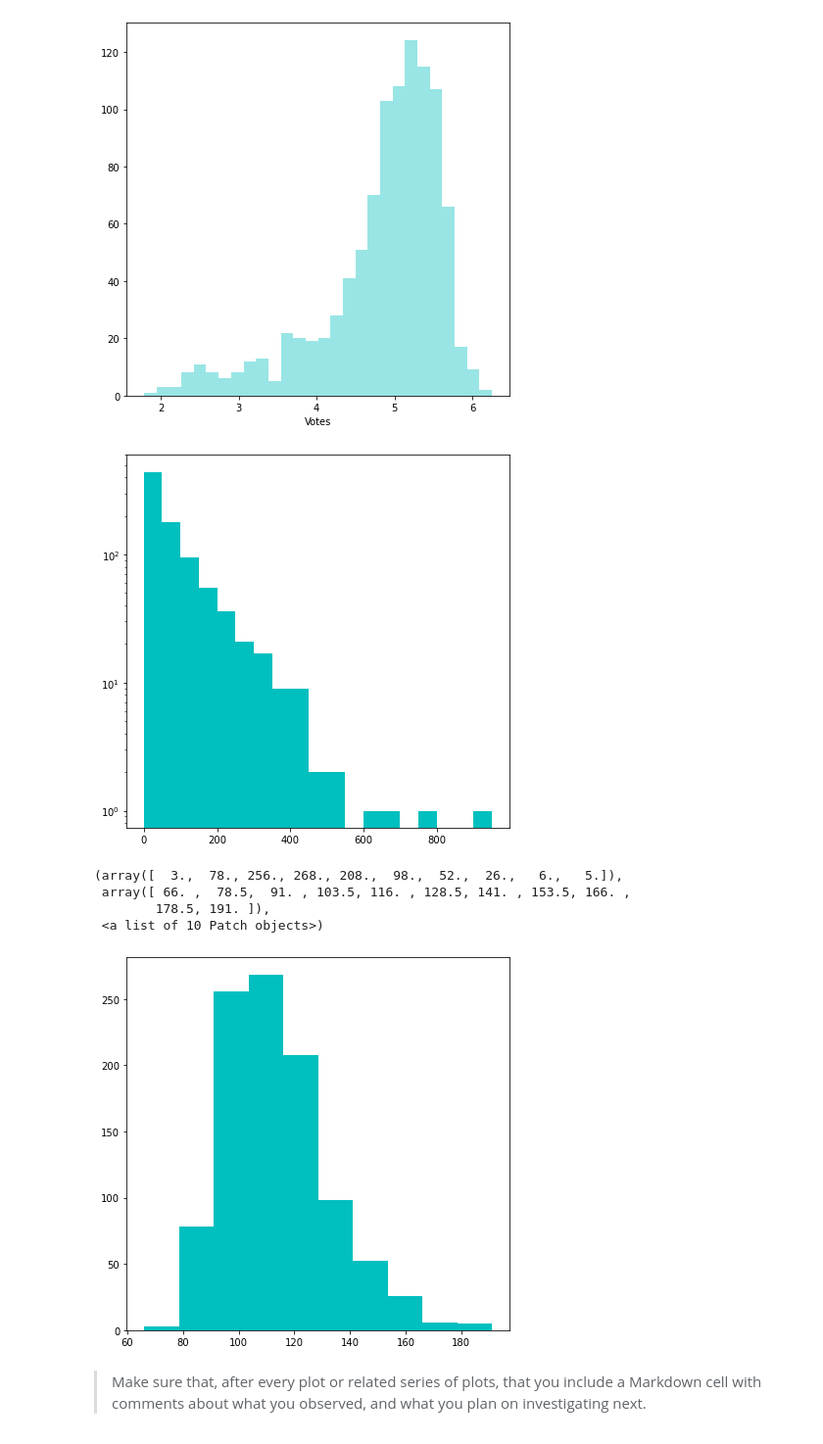
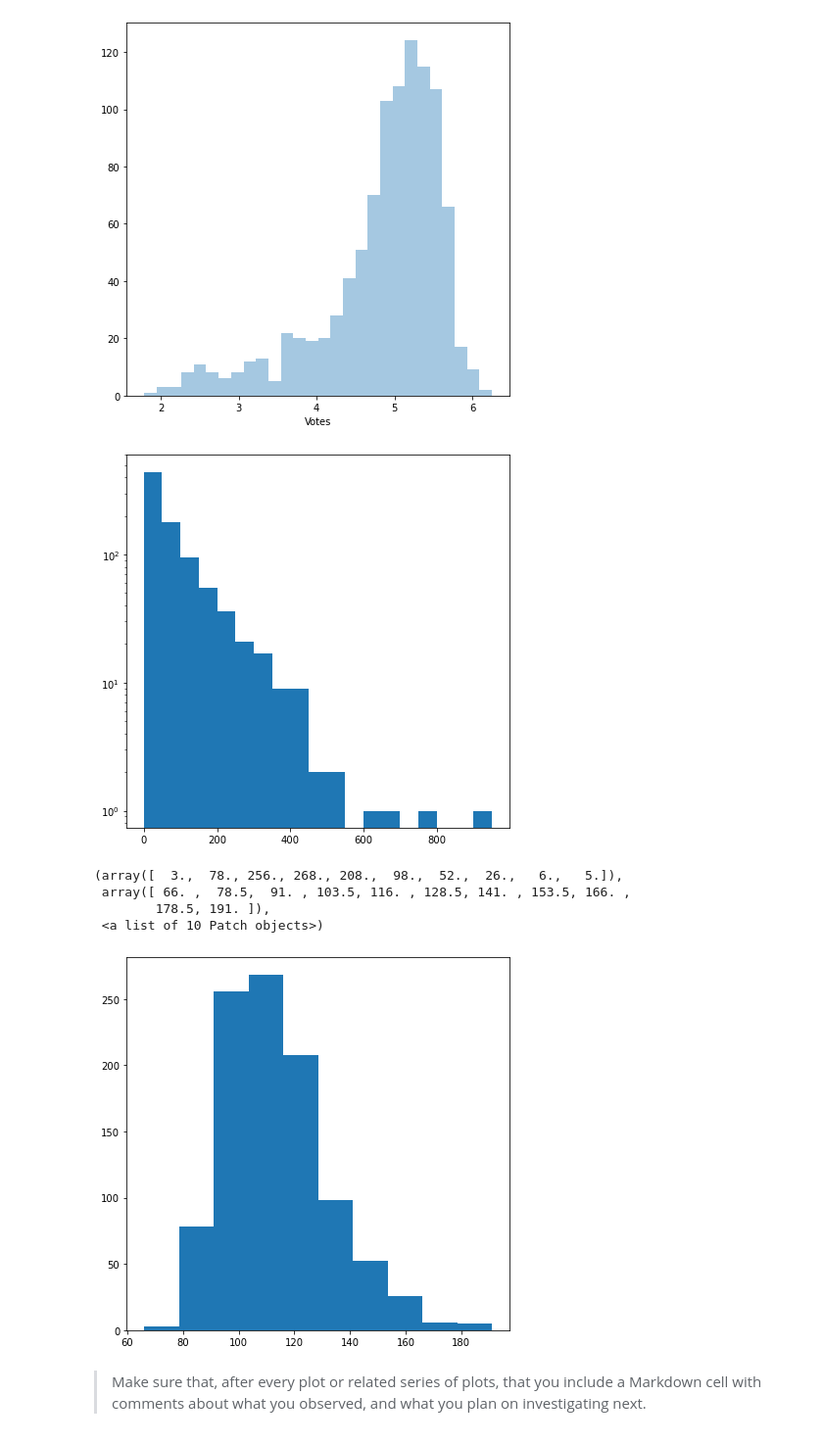
Before and after one commit to yufrances90/Communicate-Data-Findings, a Jupyter notebook: exploration_template-Copy1.ipynb, the cells around one changed output. Shown: that part at 98% size. Cells and saved outputs as stored; diff of their text form; code cells hidden in the pictures.

```diff
--- a/exploration_template-Copy1.ipynb
+++ b/exploration_template-Copy1.ipynb
@@ -53,4 +53,5 @@ actors_only_df.columns = ['Title', 'Actor']
 ## Univariate Exploration
 # %%
 plt.rcParams['figure.figsize'] = (7, 7)
+base_color = sns.color_palette()[0]
 # %%
@@ -93,21 +92,21 @@ revenues = df['Revenue (Millions)']
 
 bin_edges = np.arange(0, 1000, 50)
 
-plt.hist(revenues, color='c', bins=bin_edges)
+plt.hist(revenues, color=base_color, bins=bin_edges)
 
 plt.yscale('log')
 # %% [output]
-[figure, old version]
+[figure, new version]
 # %%
 runtimes = df['Runtime (Minutes)']
 
-plt.hist(runtimes, color='c')
+plt.hist(runtimes, color=base_color)
 # %% [output]
 (array([  3.,  78., 256., 268., 208.,  98.,  52.,  26.,   6.,   5.]),
  array([ 66. ,  78.5,  91. , 103.5, 116. , 128.5, 141. , 153.5, 166. ,
         178.5, 191. ]),
  <a list of 10 Patch objects>)
-[figure, old version]
+[figure, new version]
 # %% [markdown]
 > Make sure that, after every plot or related series of plots, that you
 include a Markdown cell with comments about what you observed, and what
```
Also changed, not shown: parts of 6 cells of this notebook.
